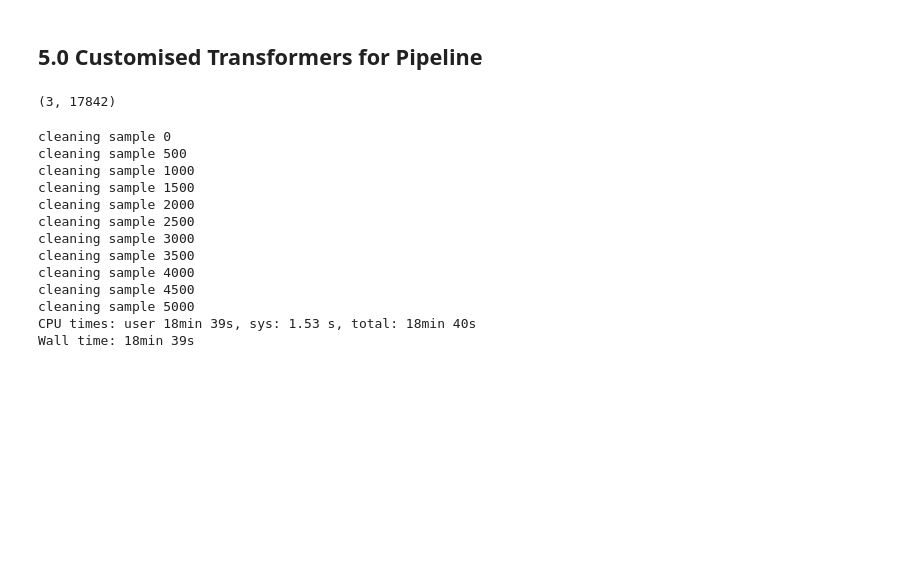
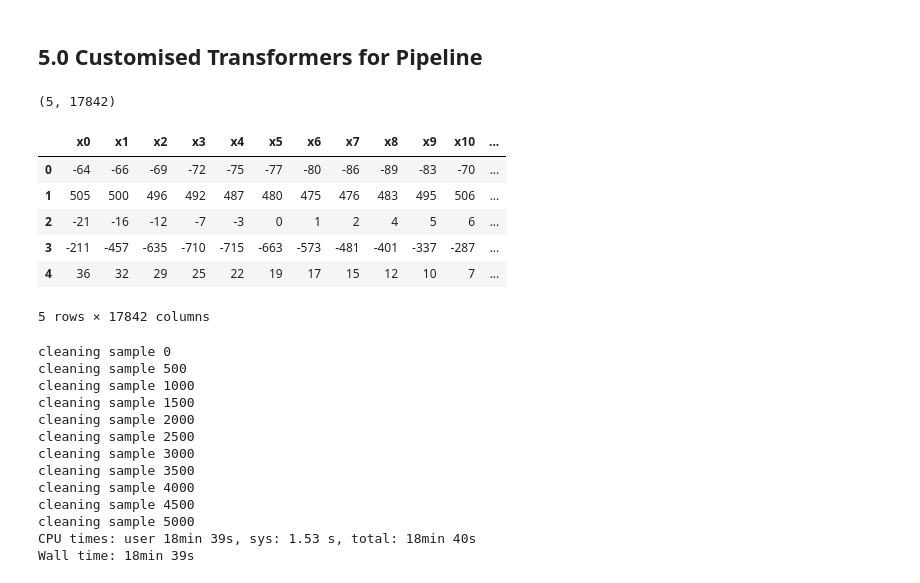
Before and after one commit to jaymoneyjay/aml-project, a Jupyter notebook: task2/feature_extraction_aggregate_draft.ipynb, the cells around one changed output. Cells and saved outputs as stored; diff of their text form; code cells hidden in the pictures; blank space fills up the shorter version.

```diff
--- a/task2/feature_extraction_aggregate.ipynb
+++ b/task2/feature_extraction_aggregate_draft.ipynb
@@ -554,11 +558,21 @@ cleaner = MyCleaning(sampling_rate=sr, downsampling=False, trim_beginning=False)
 # %%
 data = df_train.drop('id', axis=1)
 # %%
-t = data[:3]
+t = data[:5]
 # %%
 t.shape
 # %% [output]
-(3, 17842)
+(5, 17842)
+# %%
+t
+# %% [output]
+|  | x0 | x1 | x2 | x3 | x4 | x5 | x6 | x7 | x8 | x9 | x10 | ... |
+| 0 | -64 | -66 | -69 | -72 | -75 | -77 | -80 | -86 | -89 | -83 | -70 | ... |
+| 1 | 505 | 500 | 496 | 492 | 487 | 480 | 475 | 476 | 483 | 495 | 506 | ... |
+| 2 | -21 | -16 | -12 | -7 | -3 | 0 | 1 | 2 | 4 | 5 | 6 | ... |
+| 3 | -211 | -457 | -635 | -710 | -715 | -663 | -573 | -481 | -401 | -337 | -287 | ... |
+| 4 | 36 | 32 | 29 | 25 | 22 | 19 | 17 | 15 | 12 | 10 | 7 | ... |
+5 rows × 17842 columns
 # %%
 %%time
 new = cleaner.fit_transform(data)
```
Also changed, not shown: parts of 10 cells of this notebook, 1 other file.
